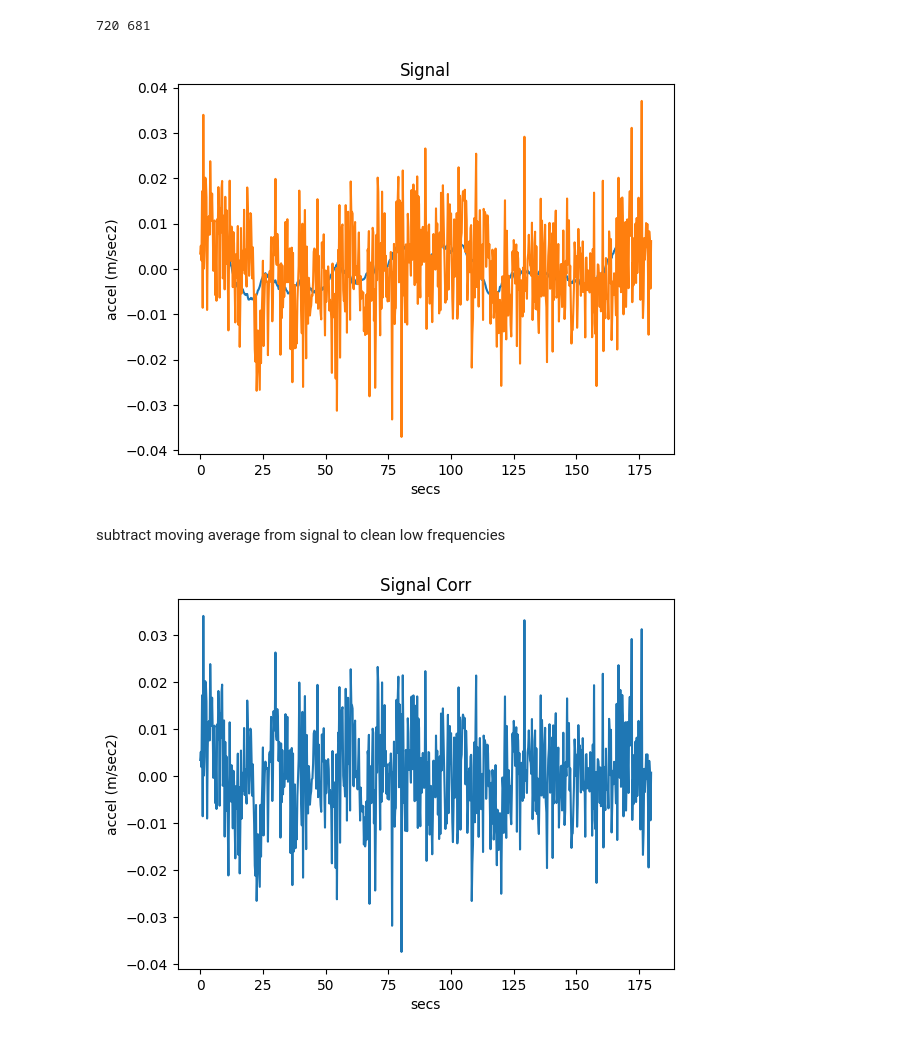
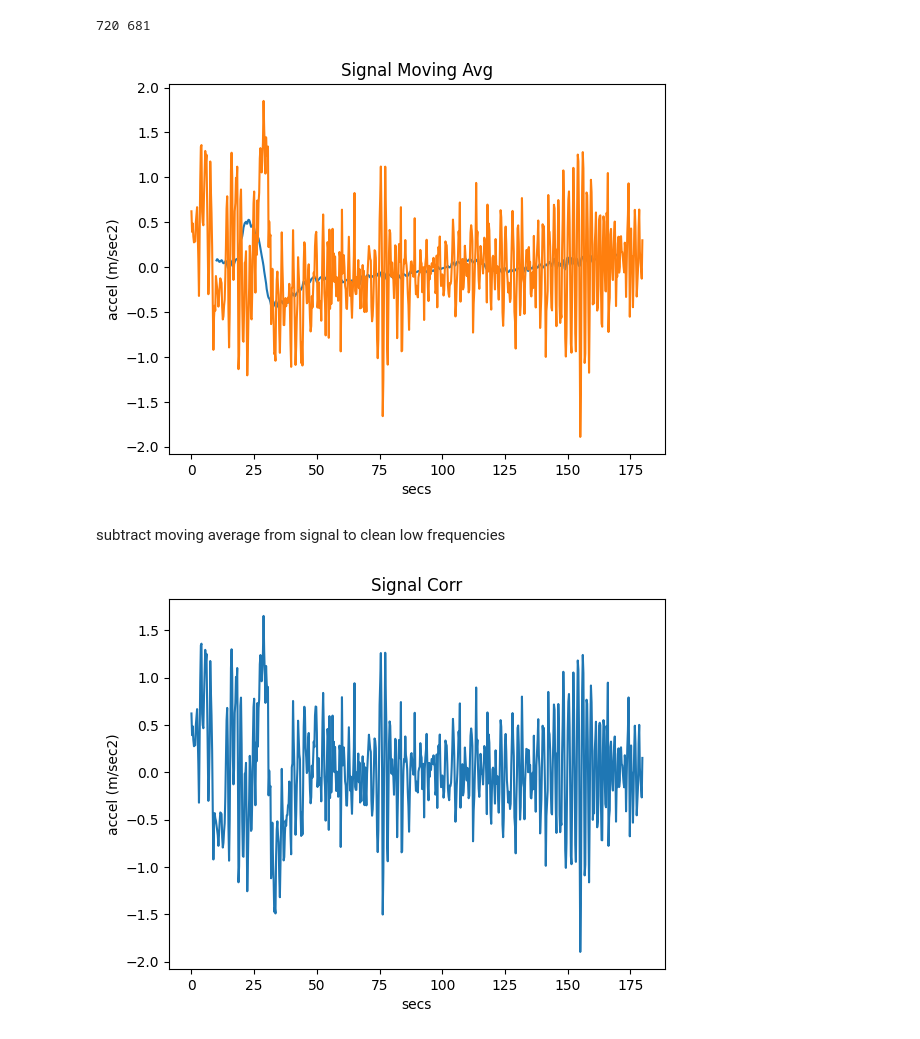
Before and after one commit to mauroc/sqrpi, a Jupyter notebook: dashboard.ipynb, the cells around one changed output. Saved outputs shown, nothing was run; the diff lists cells and outputs as text; code cells hidden in the pictures.

```diff
--- a/dashboard.ipynb
+++ b/dashboard.ipynb
@@ -73,8 +105,8 @@ hourly_logs['humidity'].plot(figsize=[12,6])
 # %%
-freqs    = np.load('freqs.npy')
-signal   = np.load('signal.npy')
-amp_spec = np.load('amp_spec.npy')
-heights  = np.load('heights.npy')
+freqs    = np.load(f'{npydir}freqs_{run}.npy')
+signal   = np.load(f'{npydir}signal_{run}.npy')
+amp_spec = np.load(f'{npydir}amp_spec_{run}.npy')
+heights  = np.load(f'{npydir}heights_{run}.npy')
 print('signal: ', len(signal), 'amp_spec: ', len(amp_spec))
 # %% [output]
 signal:  720 amp_spec:  38
@@ -86,14 +120,14 @@ print(len(signal),len(mavg_signal))
 # %% [output]
 720 681
 # %%
-pl.title('Signal')
+pl.title('Signal Moving Avg')
 pl.xlabel('secs')
 pl.ylabel('accel (m/sec2)')
 pl.plot([float(i)/float(sample_rate) for i in range(w, ls-w )],mavg_signal[w:ls-w])
 pl.plot([float(i)/float(sample_rate) for i in range(0,ls)],signal[0:ls])
 pl.show()
 # %% [output]
-[figure, old version]
+[figure, new version]
 # %% [markdown]
 subtract moving average from signal to clean low frequencies
 # %%
@@ -105,5 +139,5 @@ pl.ylabel('accel (m/sec2)')
 pl.plot([float(i)/float(sample_rate) for i in range(0,ls)],signal_corr[0:ls])
 pl.show()
 # %% [output]
-[figure, old version]
+[figure, new version]
 # %%
```
Also changed, not shown: parts of 22 cells of this notebook, 3 other files.
